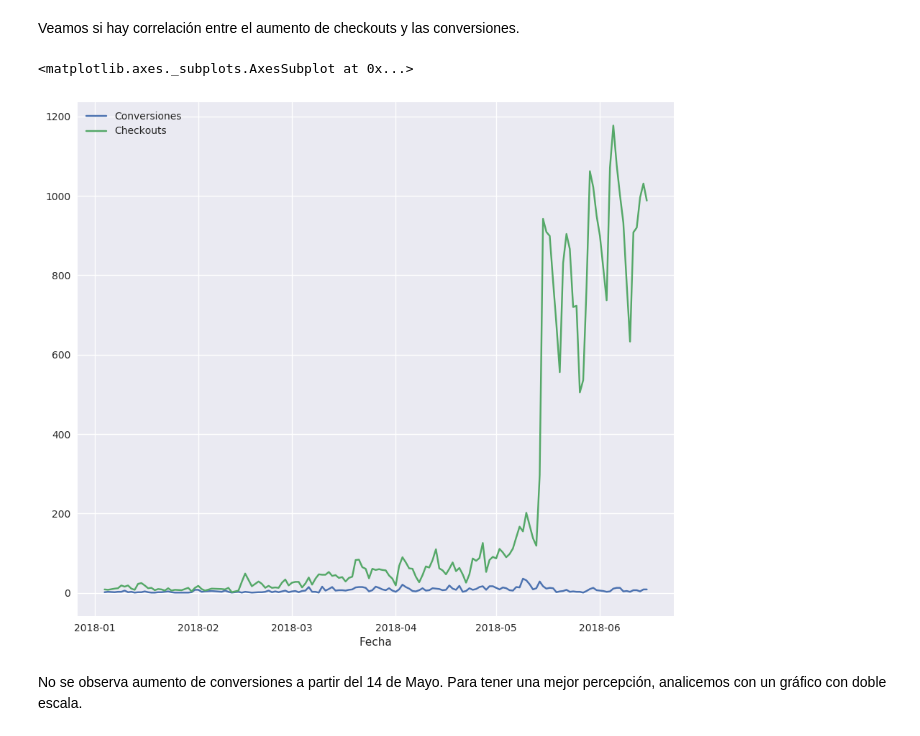
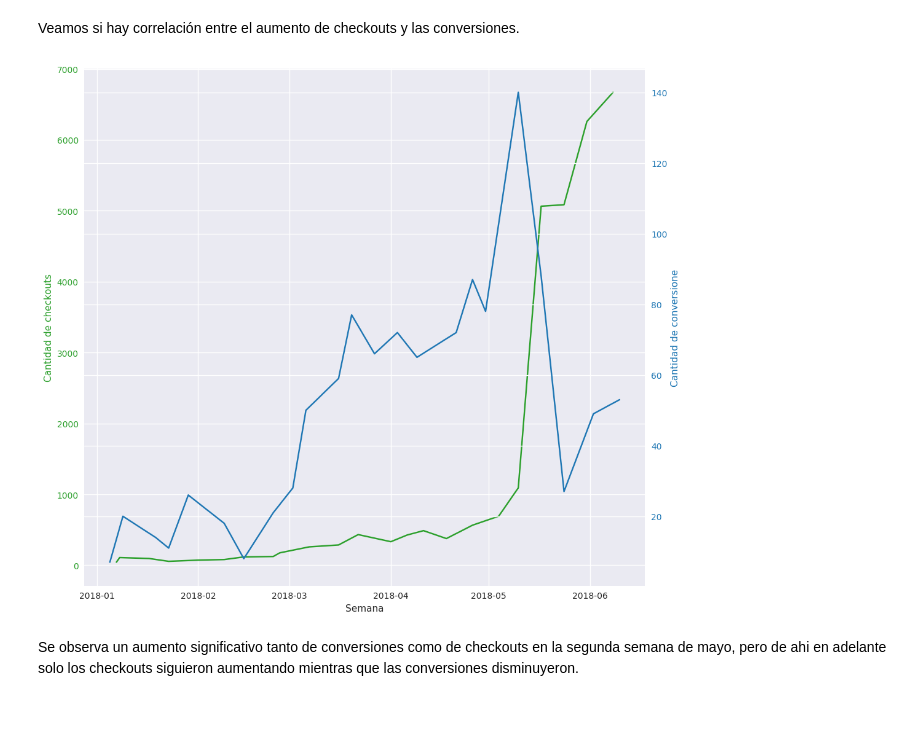
Before and after one commit to AlejandroKler/Datos-TP1, a Jupyter notebook: Analisis-Exploratorio.ipynb, the cells around one changed output. Drawn from its saved outputs; the diff is of its cells as text; code cells hidden in the pictures.

```diff
--- a/Analisis-Exploratorio.ipynb
+++ b/Analisis-Exploratorio.ipynb
@@ -677,11 +689,27 @@ conversiones_by_day.plot()
 # %% [markdown]
 Veamos si hay correlación entre el aumento de checkouts y las conversiones.
-# %%
-checkouts_y_conversiones = conversiones_by_day.join(checkouts_by_day,on="Fecha")
-checkouts_y_conversiones.plot()
-# %% [output]
-<matplotlib.axes._subplots.AxesSubplot at 0x...>
-[figure, removed]
-# %% [markdown]
-No se observa aumento de conversiones a partir del 14 de Mayo. Para tener una mejor percepción, analicemos con un gráfico con doble escala.
+# %%
+#checkouts_y_conversiones = conversiones_by_day.join(checkouts_by_day,on="Fecha")
+#checkouts_y_conversiones.plot()
+fig, ax1 = plt.subplots()
+
+color = 'tab:green'
+ax1.set_xlabel('Semana')
+ax1.set_ylabel('Cantidad de checkouts', color=color)
+ax1.plot(checkouts_by_week, color=color)
+ax1.tick_params(axis='y', labelcolor=color)
+
+ax2 = ax1.twinx()
+
+color = 'tab:blue'
+ax2.set_ylabel('Cantidad de conversione', color=color)
+ax2.plot(conversiones_by_day, color=color)
+ax2.tick_params(axis='y', labelcolor=color)
+
+fig.tight_layout()
+plt.show()
+# %% [output]
+[figure, added]
+# %% [markdown]
+Se observa un aumento significativo tanto de conversiones como de checkouts en la segunda semana de mayo, pero de ahi en adelante solo los checkouts siguieron aumentando mientras que las conversiones disminuyeron.
 # %%
```
Also changed, not shown: parts of 8 cells of this notebook.
